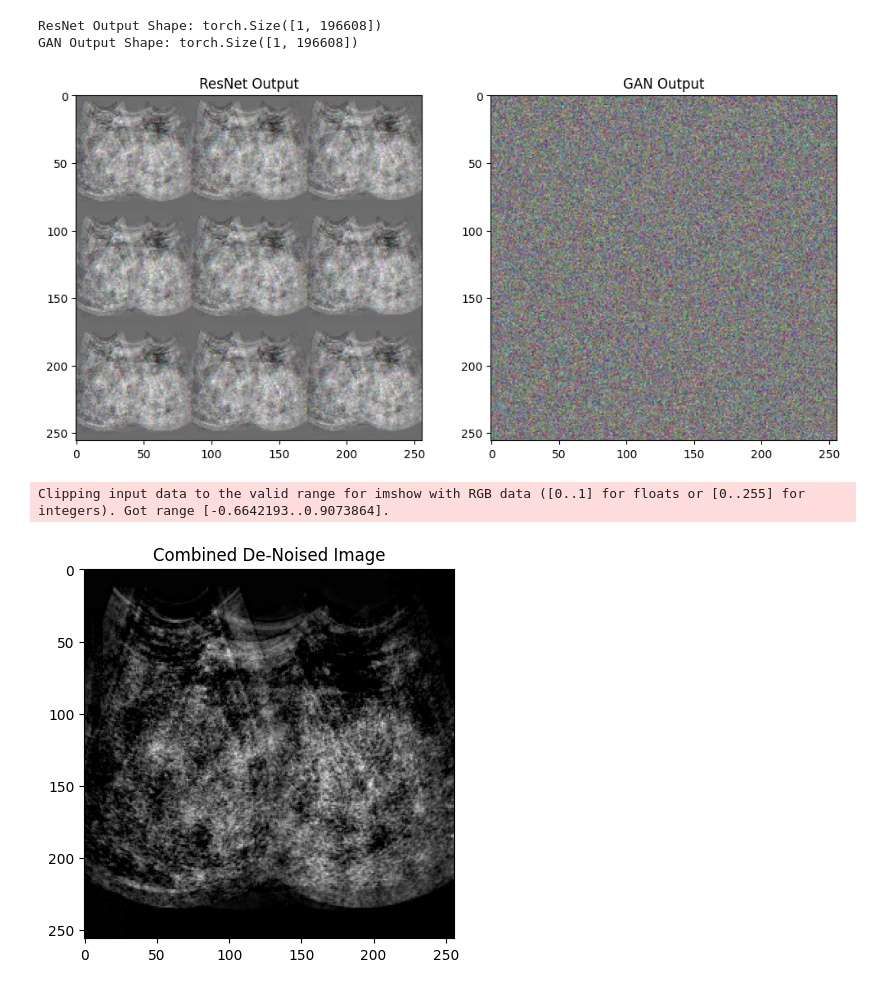
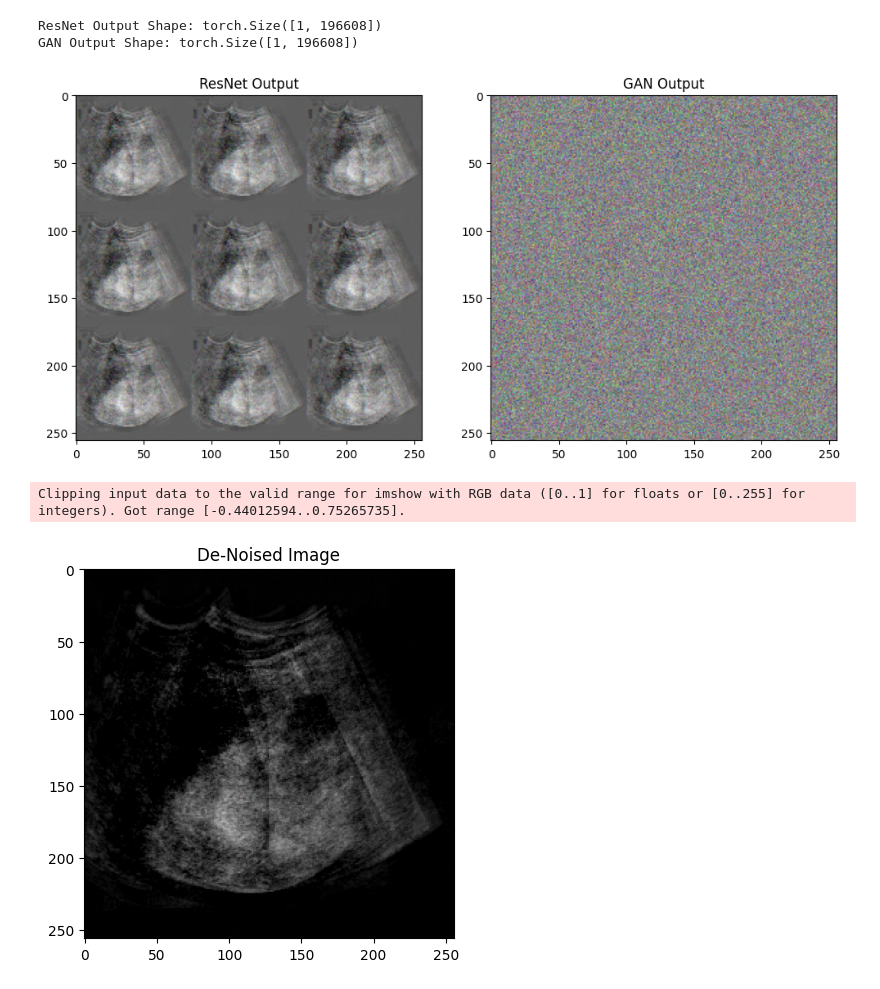
Before and after one commit to NikHerdt/ImageResolutionEnhancement, a Jupyter notebook: testing_models.ipynb, the cells around one changed output. Saved outputs shown, nothing was run; the diff lists cells and outputs as text; code cells hidden in the pictures.

```diff
--- a/testing_models.ipynb
+++ b/testing_models.ipynb
@@ -6,6 +7,6 @@ from torchvision import models
 # %%
 # Load the state dictionary for ResNet model
-resnet_state_dict = torch.load('Models/resnet_model.pth')
+resnet_state_dict = torch.load('Models/resnet_model.pth 2')
 
 # Remove the 'resnet.' prefix from the keys
 new_resnet_state_dict = {}
@@ -85,7 +88,7 @@ ResNet(
 )
 # %%
 # Load the noisy image
-noisy_image_path = "Noisy Images/1-6_speckle_noise.png"
+noisy_image_path = "Processed Images/1-1.png"
 noisy_image = plt.imread(noisy_image_path)
 
 # Display the noisy image
@@ -169,34 +172,34 @@ plt.imshow(gan_output)
 plt.title("GAN Output")
 plt.show()
 # %% [output]
-[figure, old version]
+[figure, new version]
 # %%
 # Define a function to process and combine outputs
 def generate_single_image(noisy_image):
     with torch.no_grad():
         # Pass the image through the ResNet model
         resnet_output = resnet_model(noisy_image)
         resnet_output = resnet_output.view(-1, 3, 256, 256)  # Ensure correct shape
         resnet_image = resnet_output.mean(dim=0)  # Aggregate into one image
 
         # Pass the same image through the GAN model
         gan_output = gan_model(noisy_image)
         gan_output = gan_output.view(-1, 3, 256, 256)  # Ensure correct shape
         gan_image = gan_output.mean(dim=0)  # Aggregate into one image
 
         # Combine outputs (e.g., average or weighted sum)
         combined_image = 0.5 * resnet_image + 0.5 * gan_image  # Averaging the results
         combined_image = torch.clamp(combined_image, 0, 1)  # Ensure values are in [0, 1]
 
         return resnet_image
 
 output_image = generate_single_image(noisy_image)
 
 # Convert to numpy for visualization
 output_image_np = output_image.permute(1, 2, 0).cpu().numpy()  # CHW to HWC
 plt.imshow(output_image_np)
-plt.title("Combined De-Noised Image")
+plt.title("De-Noised Image")
 plt.show()
 # %% [output]
-Clipping input data to the valid range for imshow with RGB data ([0..1] for floats or [0..255] for integers). Got range [-0.6642193..0.9073864].
+Clipping input data to the valid range for imshow with RGB data ([0..1] for floats or [0..255] for integers). Got range [-0.44012594..0.75265735].
-[figure, old version]
+[figure, new version]
```
Also changed, not shown: parts of 6 cells of this notebook, 4 other files.
